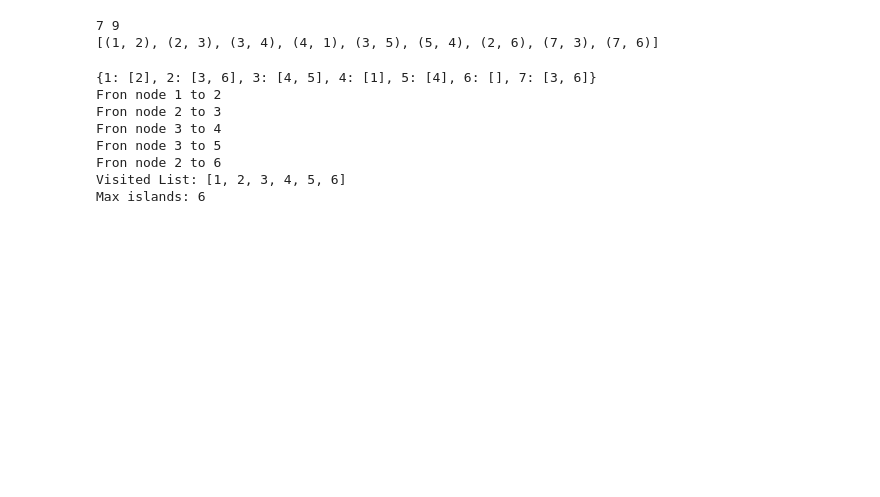
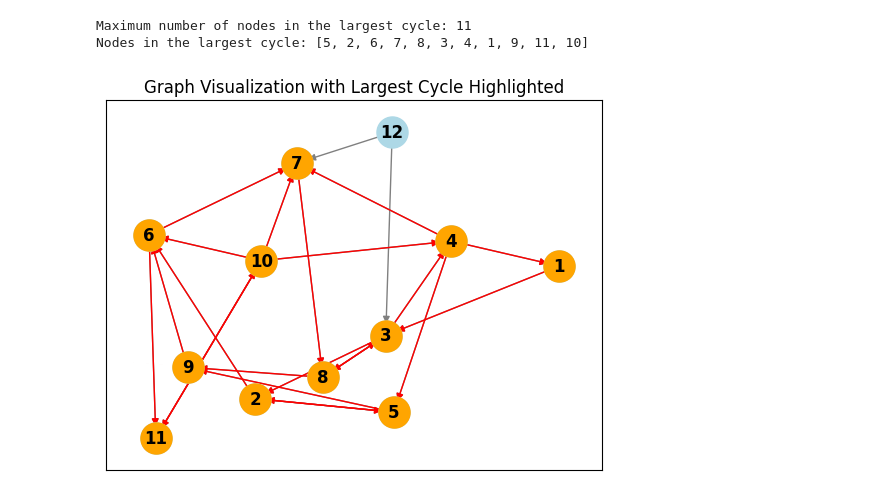
Before and after one commit to PhupaSirirat/Algorithm-Design-Analysis, a Jupyter notebook: LAB6 Graph Algorithm 1/lab6.ipynb, the cells around one changed output. Cells and saved outputs as stored; diff of their text form; code cells hidden in the pictures; blank space fills up the shorter version.

```diff
--- a/LAB6 Graph Algorithm 1/lab6.ipynb
+++ b/LAB6 Graph Algorithm 1/lab6.ipynb
@@ -38,10 +153,0 @@ input = """
-# %%
-
-lines = input.strip().split("\n")
-n, m = map(int, lines[0].split())
-edges = [tuple(map(int, x.split())) for x in lines[1:]]
-print(n, m)
-print(edges)
-# %% [output]
-7 9
-[(1, 2), (2, 3), (3, 4), (4, 1), (3, 5), (5, 4), (2, 6), (7, 3), (7, 6)]
@@ -75,11 +154,42 @@ def find_max_islands(n, edges):
-# %%
-find_max_islands(n, edges)
-# %% [output]
-{1: [2], 2: [3, 6], 3: [4, 5], 4: [1], 5: [4], 6: [], 7: [3, 6]}
-Fron node 1 to 2
-Fron node 2 to 3
-Fron node 3 to 4
-Fron node 3 to 5
-Fron node 2 to 6
-Visited List: [1, 2, 3, 4, 5, 6]
-Max islands: 6
+# %%
+# 6.2
+'''
+12 24
+1 3
+2 5
+2 6
+3 2
+3 4
+3 8
+4 1
+4 5
+4 7
+5 2
+5 9
+6 7
+6 11
+7 8
+8 3
+8 9
+9 6
+10 4
+10 6
+10 7
+10 11
+11 10
+12 3
+12 7
+'''
+N = 12
+edges = [
+    (1, 3), (2, 5), (2, 6), (3, 2), (3, 4),
+    (3, 8), (4, 1), (4, 5), (4, 7), (5, 2),
+    (5, 9), (6, 7), (6, 11), (7, 8), (8, 3),
+    (8, 9), (9, 6), (10, 4), (10, 6), (10, 7),
+    (10, 11), (11, 10), (12, 3), (12, 7)
+]
+run_test(N, edges)
+# %% [output]
+Maximum number of nodes in the largest cycle: 11
+Nodes in the largest cycle: [5, 2, 6, 7, 8, 3, 4, 1, 9, 11, 10]
+[figure, added]
```
Also changed, not shown: parts of 10 cells of this notebook.
